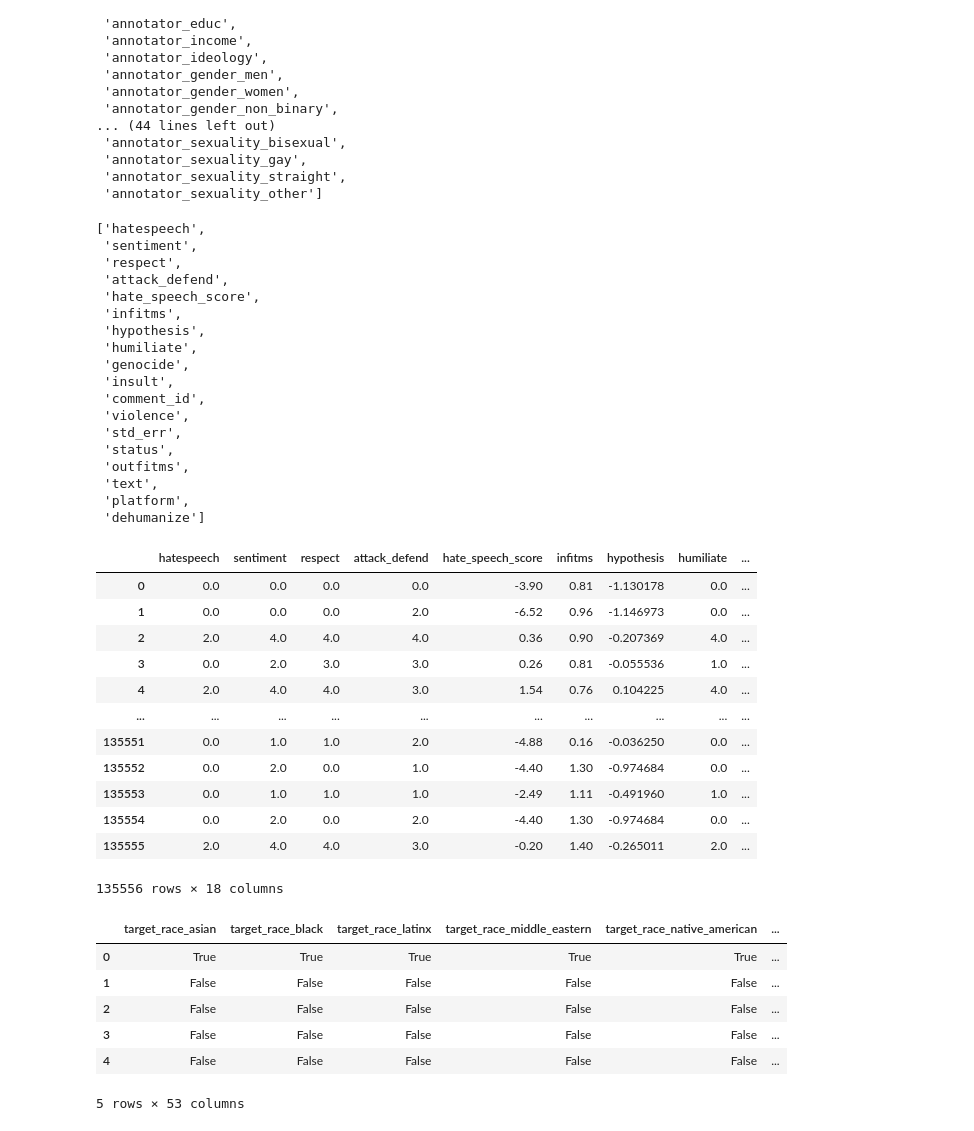
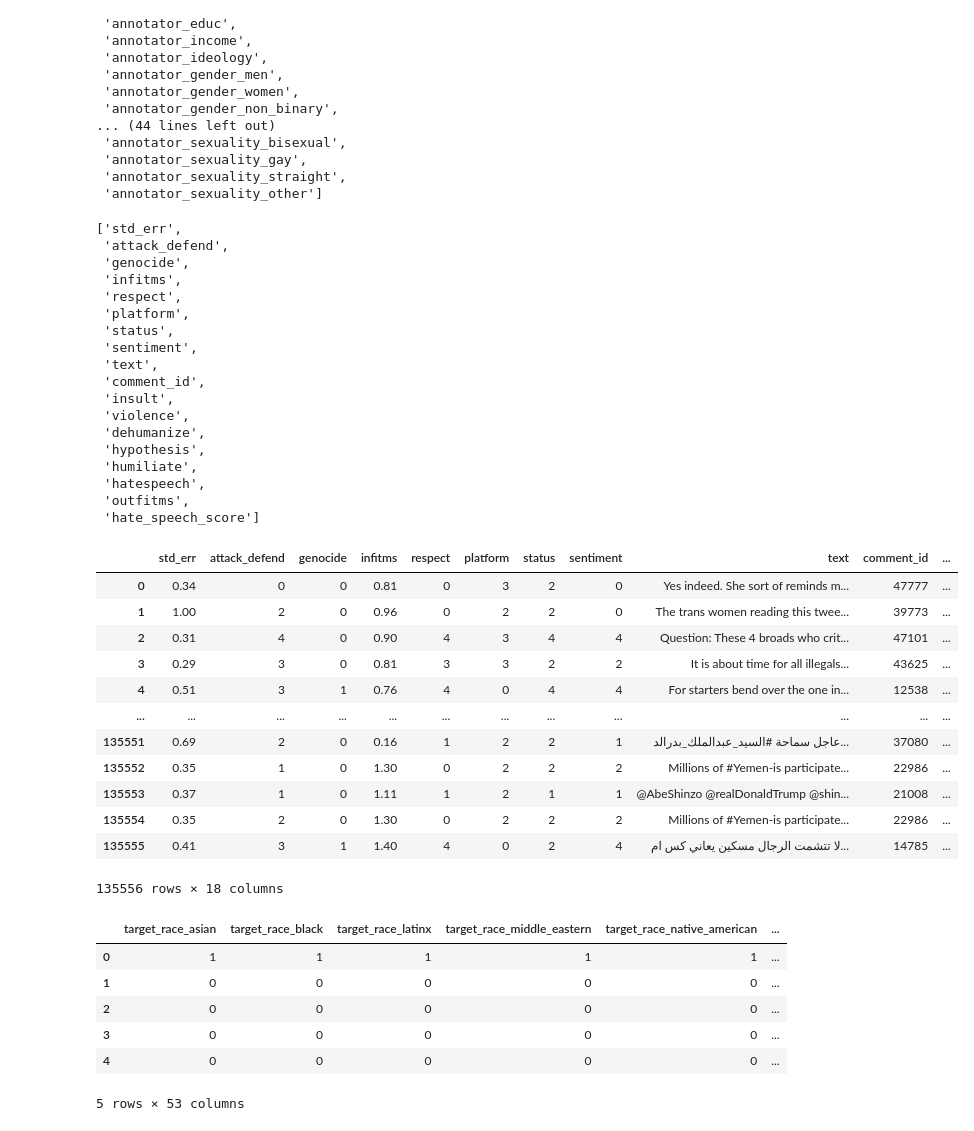
Before and after one commit to tathagatsathe/Hate_Speech_Detection, a Jupyter notebook: notebook/EDA.ipynb, the cells around one changed output. Cells and saved outputs as stored; diff of their text form; code cells hidden in the pictures.

```diff
--- a/notebook/EDA.ipynb
+++ b/notebook/EDA.ipynb
@@ -16,0 +13,4 @@ Found cached dataset parquet (/home/tathagat/.cache/huggingface/datasets/ucberke
+# %%
+df = pd.read_csv('../data/raw_data.csv')
+print(df.shape)
+df.head()
@@ -94,50 +90,50 @@ annotator_cols
  'annotator_sexuality_straight',
  'annotator_sexuality_other']
 # %%
-remaining_cols = list(set(df.columns) - set(annotator_cols) - set(target_cols))
-remaining_cols
+other_cols = list(set(df.columns) - set(annotator_cols) - set(target_cols))
+other_cols
 # %% [output]
-['hatespeech',
+['std_err',
+ 'attack_defend',
+ 'genocide',
+ 'infitms',
+ 'respect',
+ 'platform',
+ 'status',
  'sentiment',
- 'respect',
- 'attack_defend',
- 'hate_speech_score',
- 'infitms',
+ 'text',
+ 'comment_id',
+ 'insult',
+ 'violence',
+ 'dehumanize',
  'hypothesis',
  'humiliate',
- 'genocide',
- 'insult',
- 'comment_id',
- 'violence',
- 'std_err',
- 'status',
+ 'hatespeech',
  'outfitms',
- 'text',
- 'platform',
- 'dehumanize']
+ 'hate_speech_score']
 # %%
-df[remaining_cols]
+df[other_cols]
 # %% [output]
-|  | hatespeech | sentiment | respect | attack_defend | hate_speech_score | infitms | hypothesis | humiliate | ... |
-| 0 | 0.0 | 0.0 | 0.0 | 0.0 | -3.90 | 0.81 | -1.130178 | 0.0 | ... |
-| 1 | 0.0 | 0.0 | 0.0 | 2.0 | -6.52 | 0.96 | -1.146973 | 0.0 | ... |
-| 2 | 2.0 | 4.0 | 4.0 | 4.0 | 0.36 | 0.90 | -0.207369 | 4.0 | ... |
-| 3 | 0.0 | 2.0 | 3.0 | 3.0 | 0.26 | 0.81 | -0.055536 | 1.0 | ... |
-| 4 | 2.0 | 4.0 | 4.0 | 3.0 | 1.54 | 0.76 | 0.104225 | 4.0 | ... |
-| ... | ... | ... | ... | ... | ... | ... | ... | ... | ... |
-| 135551 | 0.0 | 1.0 | 1.0 | 2.0 | -4.88 | 0.16 | -0.036250 | 0.0 | ... |
-| 135552 | 0.0 | 2.0 | 0.0 | 1.0 | -4.40 | 1.30 | -0.974684 | 0.0 | ... |
-| 135553 | 0.0 | 1.0 | 1.0 | 1.0 | -2.49 | 1.11 | -0.491960 | 1.0 | ... |
-| 135554 | 0.0 | 2.0 | 0.0 | 2.0 | -4.40 | 1.30 | -0.974684 | 0.0 | ... |
-| 135555 | 2.0 | 4.0 | 4.0 | 3.0 | -0.20 | 1.40 | -0.265011 | 2.0 | ... |
+|  | std_err | attack_defend | genocide | infitms | respect | platform | status | sentiment | text | comment_id | ... |
+| 0 | 0.34 | 0 | 0 | 0.81 | 0 | 3 | 2 | 0 | Yes indeed. She sort of reminds m... | 47777 | ... |
+| 1 | 1.00 | 2 | 0 | 0.96 | 0 | 2 | 2 | 0 | The trans women reading this twee... | 39773 | ... |
+| 2 | 0.31 | 4 | 0 | 0.90 | 4 | 3 | 4 | 4 | Question: These 4 broads who crit... | 47101 | ... |
+| 3 | 0.29 | 3 | 0 | 0.81 | 3 | 3 | 2 | 2 | It is about time for all illegals... | 43625 | ... |
+| 4 | 0.51 | 3 | 1 | 0.76 | 4 | 0 | 4 | 4 | For starters bend over the one in... | 12538 | ... |
+| ... | ... | ... | ... | ... | ... | ... | ... | ... | ... | ... | ... |
+| 135551 | 0.69 | 2 | 0 | 0.16 | 1 | 2 | 2 | 1 | عاجل سماحة #السيد_عبدالملك_بدرالد... | 37080 | ... |
+| 135552 | 0.35 | 1 | 0 | 1.30 | 0 | 2 | 2 | 2 | Millions of #Yemen-is participate... | 22986 | ... |
+| 135553 | 0.37 | 1 | 0 | 1.11 | 1 | 2 | 1 | 1 | @AbeShinzo @realDonaldTrump @shin... | 21008 | ... |
+| 135554 | 0.35 | 2 | 0 | 1.30 | 0 | 2 | 2 | 2 | Millions of #Yemen-is participate... | 22986 | ... |
+| 135555 | 0.41 | 3 | 1 | 1.40 | 4 | 0 | 2 | 4 | لا تتشمت الرجال مسكين يعاني كس ام... | 14785 | ... |
 135556 rows × 18 columns
 # %%
 df[target_cols].head()
 # %% [output]
 |  | target_race_asian | target_race_black | target_race_latinx | target_race_middle_eastern | target_race_native_american | ... |
-| 0 | True | True | True | True | True | ... |
-| 1 | False | False | False | False | False | ... |
-| 2 | False | False | False | False | False | ... |
-| 3 | False | False | False | False | False | ... |
-| 4 | False | False | False | False | False | ... |
+| 0 | 1 | 1 | 1 | 1 | 1 | ... |
+| 1 | 0 | 0 | 0 | 0 | 0 | ... |
+| 2 | 0 | 0 | 0 | 0 | 0 | ... |
+| 3 | 0 | 0 | 0 | 0 | 0 | ... |
+| 4 | 0 | 0 | 0 | 0 | 0 | ... |
 5 rows × 53 columns
```
Also changed, not shown: parts of 27 cells of this notebook, 3 other files.
